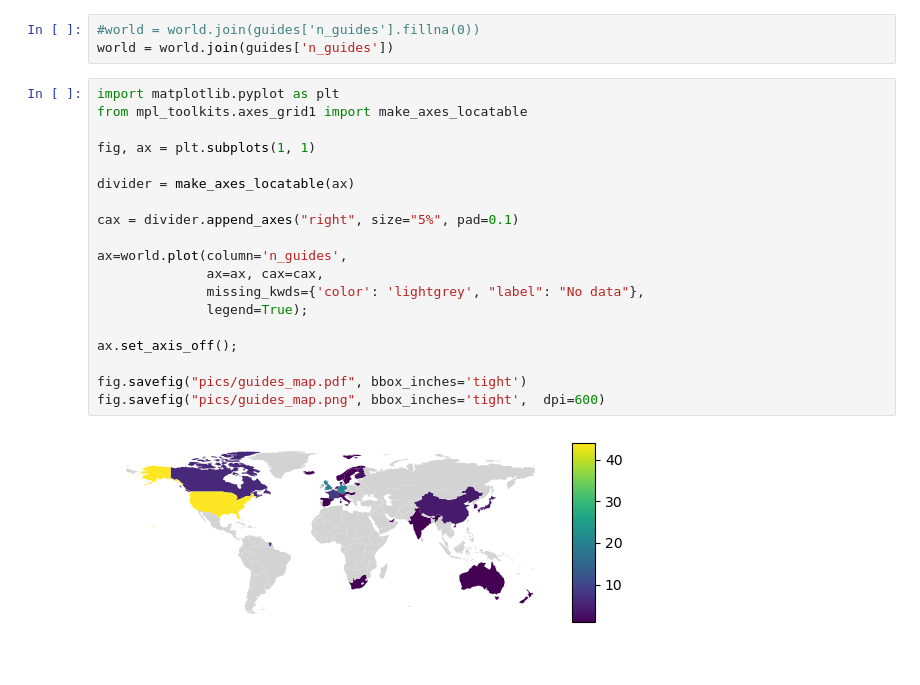
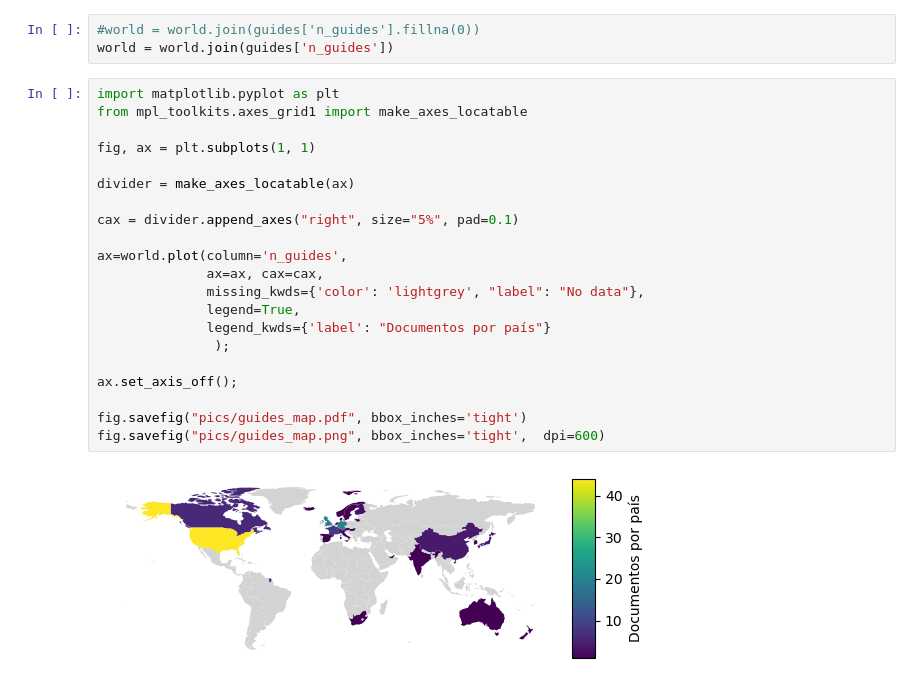
Before and after one commit to javism/AI_ethics_guidelines_visualization, a Jupyter notebook: guides_map.ipynb, the cells around one changed output. Drawn from its saved outputs; the diff is of its cells as text.

Commit message:
Improved plots

```diff
--- a/guides_map.ipynb
+++ b/guides_map.ipynb
@@ -33,24 +33,26 @@ world = world.join(guides['n_guides'])
 # %%
 import matplotlib.pyplot as plt
 from mpl_toolkits.axes_grid1 import make_axes_locatable
 
 fig, ax = plt.subplots(1, 1)
 
 divider = make_axes_locatable(ax)
 
 cax = divider.append_axes("right", size="5%", pad=0.1)
 
 ax=world.plot(column='n_guides',
               ax=ax, cax=cax,
               missing_kwds={'color': 'lightgrey', "label": "No data"},
-              legend=True);
+              legend=True,
+              legend_kwds={'label': "Documentos por país"}
+               );
 
 ax.set_axis_off();
 
 fig.savefig("pics/guides_map.pdf", bbox_inches='tight')
 fig.savefig("pics/guides_map.png", bbox_inches='tight',  dpi=600)
 # %% [output]
-[figure, old version]
+[figure, new version]
 # %%
 
 fig, ax = plt.subplots(1, 1)
```
Also changed, not shown: parts of 2 cells of this notebook, 6 other files.
